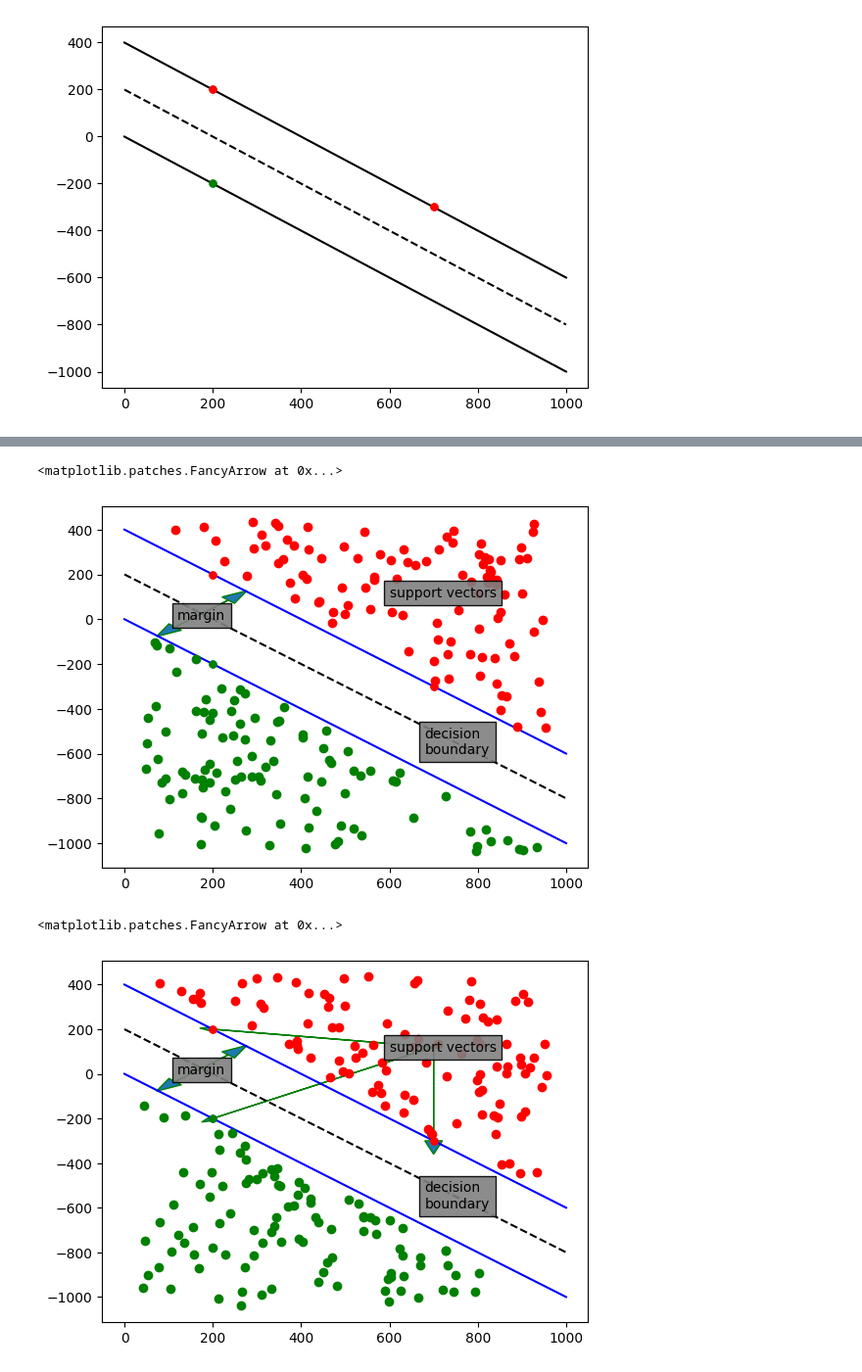
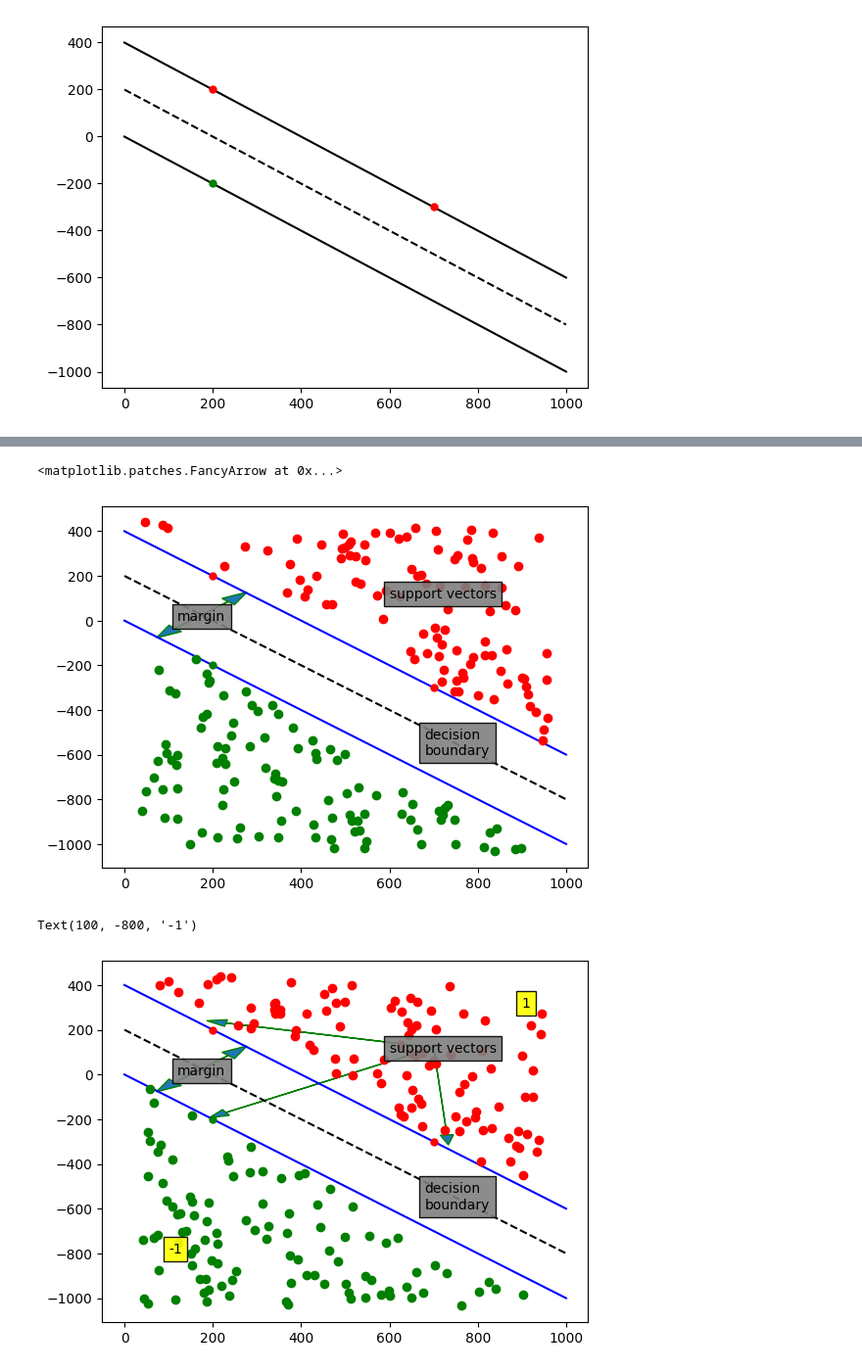
Before and after one commit to peterkrull/p7-ml-refrigeration-fault-detection, a Jupyter notebook: Python/SVM_Plots/SVM_Plots_4_2.ipynb, the cells around one changed output, grey strips where cells are left out. Shown at 98% size. Saved outputs shown, nothing was run; the diff lists cells and outputs as text; code cells hidden in the pictures.

```diff
--- a/Python/SVM_Plots/SVM_Plots_4_2.ipynb
+++ b/Python/SVM_Plots/SVM_Plots_4_2.ipynb
@@ -187,11 +170,6 @@ plt.plot(px, -px+400, 'ro', markersize=5)
 px=700
 plt.plot(px, -px+400, 'ro', markersize=5)
 
-px=200
-plt.plot(px, -px, 'go', markersize=5)
-plt.plot(px, -px+400, 'ro', markersize=5)
-px=700
-plt.plot(px, -px+400, 'ro', markersize=5)
 
 u=40
 polygon = Polygon([[min(x+u), max(y3+u)],[max(x-u), max(y3+u)],[max(x-u), min(y3+u)],[min(x+u), max(y3+u)]])
@@ -220,7 +198,7 @@ plt.arrow(pu, -pu+200, 60, 60, head_width = 40, width = 0.05, ec ='green')
 plt.arrow(pu, -pu+200, -60, -60, head_width = 40, width = 0.05, ec ='green')
 # %% [output]
 <matplotlib.patches.FancyArrow at 0x...>
-[figure, old version]
+[figure, new version]
 # %%
 from shapely.geometry import Point, Polygon
 def Random_Points_in_Polygon(polygon, number):
@@ -246,11 +224,6 @@ plt.plot(px, -px+400, 'ro', markersize=5)
 px=700
 plt.plot(px, -px+400, 'ro', markersize=5)
 
-px=200
-plt.plot(px, -px, 'go', markersize=5)
-plt.plot(px, -px+400, 'ro', markersize=5)
-px=700
-plt.plot(px, -px+400, 'ro', markersize=5)
 
 u=40
 polygon = Polygon([[min(x+u), max(y3+u)],[max(x-u), max(y3+u)],[max(x-u), min(y3+u)],[min(x+u), max(y3+u)]])
@@ -259,36 +232,38 @@ points = Random_Points_in_Polygon(polygon, 100)
 xs = [point.x for point in points]
 ys = [point.y for point in points]
 
 plt.plot(xs, ys, 'ro', label='line 3')
 
 
 
 polygon2 = Polygon([[min(x+u), max(y1-u)],[min(x+u), min(y1-u)],[max(x-u), min(y1-u)],[min(x+u), max(y1-u)]])
 points2 = Random_Points_in_Polygon(polygon2, 100)
 xs2 = [point2.x for point2 in points2]
 ys2 = [point2.y for point2 in points2]
 
 plt.plot(xs2, ys2, 'go', label='line 4')
 plt.text(120, 0, 'margin', fontsize = 10, bbox = dict(facecolor = 'gray', alpha = 0.9))
 plt.text(600, 100, 'support vectors', fontsize = 10, bbox = dict(facecolor = 'gray', alpha = 0.9))
 plt.text(680, -600, 'decision\nboundary', fontsize = 10, bbox = dict(facecolor = 'gray', alpha = 0.9))
 
 
 pu=175
 plt.arrow(pu, -pu+200, 60, 60, head_width = 40, width = 0.05, ec ='green')
 plt.arrow(pu, -pu+200, -60, -60, head_width = 40, width = 0.05, ec ='green')
 
 
-plt.arrow(700, 120, 200-700, -200-120, head_width = 20, width = 0.05, ec ='green')
-plt.arrow(700, 120, 200-700, 200-120, head_width = 20, width = 0.05, ec ='green')
-plt.arrow(700, 120, 700-700, -300-120, head_width = 40, width = 0.05, ec ='green')
+hw=30
+plt.arrow(700, 120, 200-700+hw, -200-120+hw, head_width = hw, width = 0.05, ec ='green')
+plt.arrow(700, 120, 200-700+hw, 200-120+hw, head_width = hw, width = 0.05, ec ='green')
+plt.arrow(700, 120, 700-700+hw, -300-120+hw, head_width = hw, width = 0.05, ec ='green')
 
 
-
+plt.text(900, 300, '1', fontsize = 10, bbox = dict(facecolor = 'yellow', alpha = 0.9))
+plt.text(100, -800, '-1', fontsize = 10, bbox = dict(facecolor = 'yellow', alpha = 0.9))
 
 #200, -200
 #200, 200
 #700, -300
 # %% [output]
-<matplotlib.patches.FancyArrow at 0x...>
+Text(100, -800, '-1')
-[figure, old version]
+[figure, new version]
```
Also changed, not shown: parts of 4 cells of this notebook, 1 other file.
